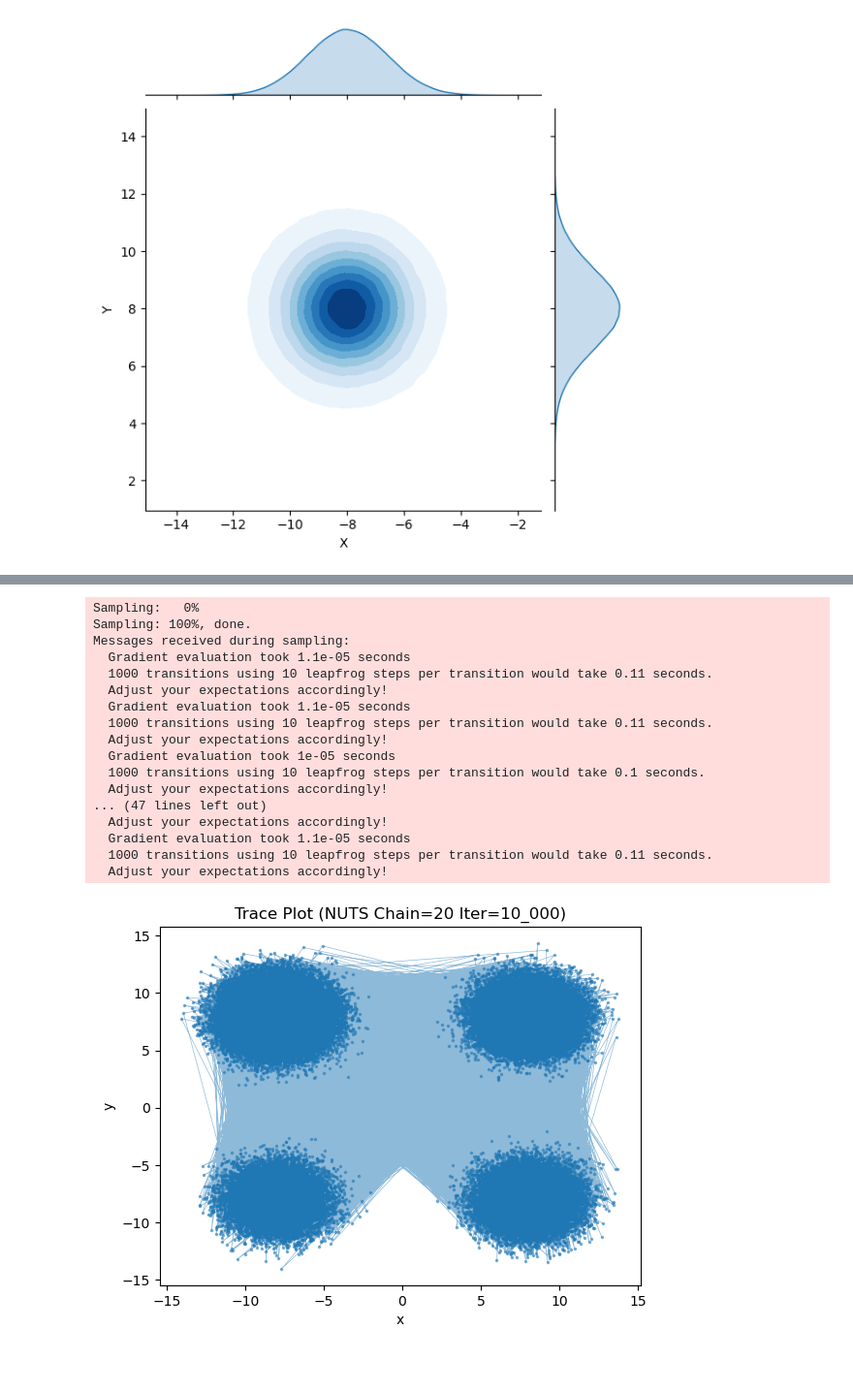
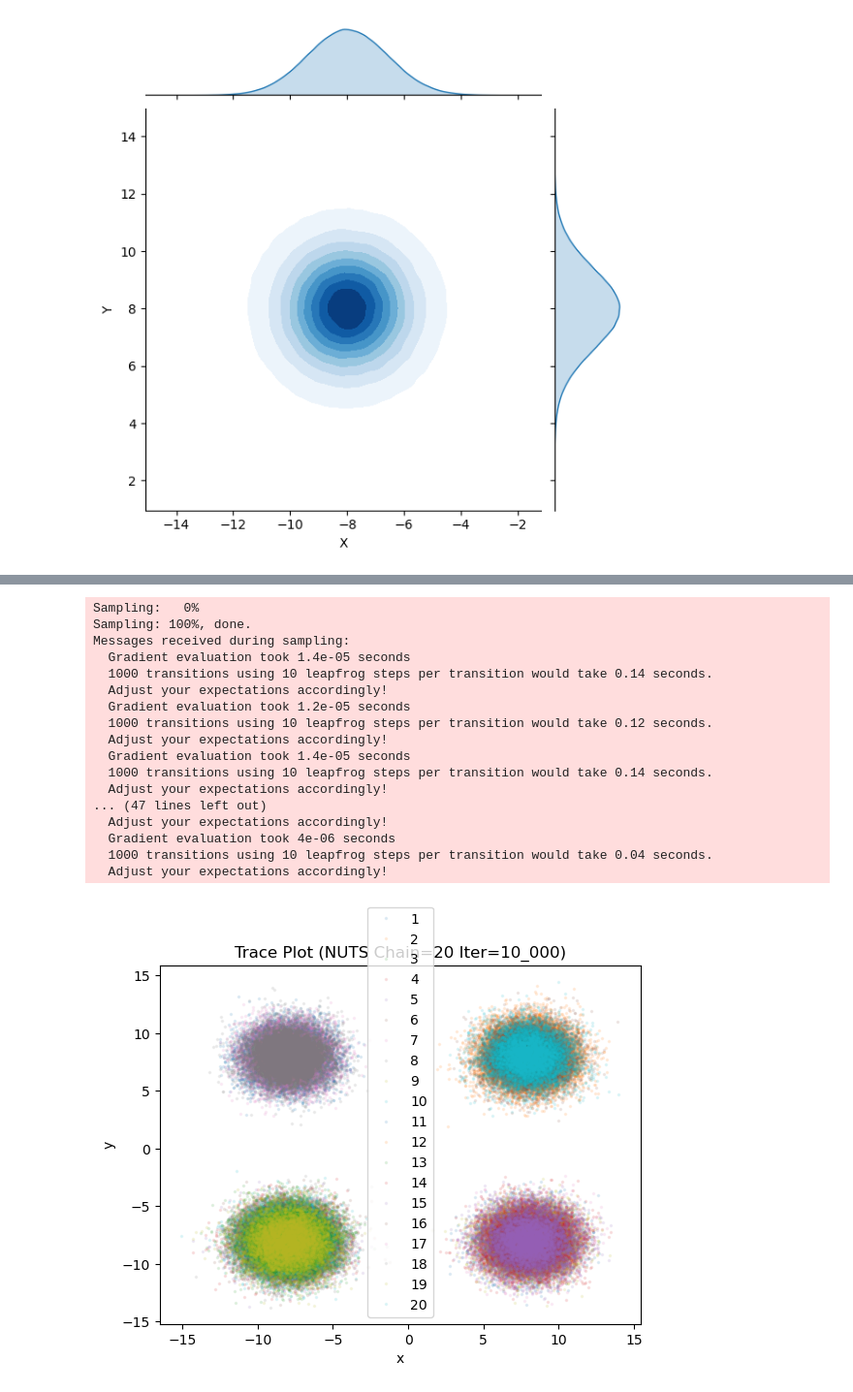
Before and after one commit to congyewang/Reinforcement-Learning-for-Adaptive-MCMC, a Jupyter notebook: Python/SimpleEggBox.ipynb, the cells around one changed output, grey strips where cells are left out. Shown at 97% size. Drawn from its saved outputs; the diff is of its cells as text; code cells hidden in the pictures; blank space fills up the shorter version.

```diff
--- a/Python/SimpleEggBox.ipynb
+++ b/Python/SimpleEggBox.ipynb
@@ -180,0 +200,10 @@ plt.show()
+# %%
+fit_10_chain = stan_sampler.sample(
+    num_chains=10,
+    num_samples=10_000,
+    init=[{"x": [0,0]} for i in range(10)]
+    )
+df_10_chain = fit_10_chain.to_frame()
+
+for i in range(10):
+    exec(f"fit_10_chain{i+1} = np.vstack((fit_10_chain._draws[-2, :, {i}], fit_10_chain._draws[-1, :, {i}]))")
@@ -181,10 +228,9 @@ plt.show()
 # %%
-fit_10_chain = stan_sampler.sample(num_chains=10, num_samples=10_000)
-df_10_chain = fit_10_chain.to_frame()
-
-plt.plot(df_10_chain["x.1"], df_10_chain["x.2"], 'o-', linewidth=0.5, markersize=1.5, alpha=0.5)
+for i in range(10):
+    exec(f'plt.plot(fit_10_chain{i+1}[0,:], fit_10_chain{i+1}[1,:], "o", linewidth=0.5, markersize=1.5, alpha=0.1, label="{i+1}")')
 plt.title("Trace Plot (NUTS Chain=10 Iter=10_000)")
 plt.xlabel("x")
 plt.ylabel("y")
+plt.legend()
 plt.show()
 # %% [output]
@@ -217,31 +246,41 @@ plt.show()
+# %%
+fit_20_chain = stan_sampler.sample(
+    num_chains=20,
+    num_samples=10_000,
+    init=[{"x": [0,0]} for i in range(20)]
+    )
+df_20_chain = fit_20_chain.to_frame()
+
+for i in range(20):
+    exec(f"fit_20_chain{i+1} = np.vstack((fit_20_chain._draws[-2, :, {i}], fit_20_chain._draws[-1, :, {i}]))")
+# %% [output]
+Sampling:   0%
+Sampling: 100%, done.
+Messages received during sampling:
+  Gradient evaluation took 1.4e-05 seconds
+  1000 transitions using 10 leapfrog steps per transition would take 0.14 seconds.
+  Adjust your expectations accordingly!
+  Gradient evaluation took 1.2e-05 seconds
+  1000 transitions using 10 leapfrog steps per transition would take 0.12 seconds.
+  Adjust your expectations accordingly!
+  Gradient evaluation took 1.4e-05 seconds
+  1000 transitions using 10 leapfrog steps per transition would take 0.14 seconds.
+  Adjust your expectations accordingly!
+... (47 lines left out)
+  Adjust your expectations accordingly!
+  Gradient evaluation took 4e-06 seconds
+  1000 transitions using 10 leapfrog steps per transition would take 0.04 seconds.
+  Adjust your expectations accordingly!
 # %%
-fit_20_chain = stan_sampler.sample(num_chains=20, num_samples=10_000)
-df_20_chain = fit_20_chain.to_frame()
-
-plt.plot(df_20_chain["x.1"], df_20_chain["x.2"], 'o-', linewidth=0.5, markersize=1.5, alpha=0.5)
+for i in range(20):
+    exec(f'plt.plot(fit_20_chain{i+1}[0,:], fit_20_chain{i+1}[1,:], "o", linewidth=0.5, markersize=1.5, alpha=0.1, label="{i+1}")')
 plt.title("Trace Plot (NUTS Chain=20 Iter=10_000)")
 plt.xlabel("x")
 plt.ylabel("y")
+plt.legend()
 plt.show()
 # %% [output]
-Sampling:   0%
-Sampling: 100%, done.
-Messages received during sampling:
-  Gradient evaluation took 1.1e-05 seconds
-  1000 transitions using 10 leapfrog steps per transition would take 0.11 seconds.
-  Adjust your expectations accordingly!
-  Gradient evaluation took 1.1e-05 seconds
-  1000 transitions using 10 leapfrog steps per transition would take 0.11 seconds.
-  Adjust your expectations accordingly!
-  Gradient evaluation took 1e-05 seconds
-  1000 transitions using 10 leapfrog steps per transition would take 0.1 seconds.
-  Adjust your expectations accordingly!
-... (47 lines left out)
-  Adjust your expectations accordingly!
-  Gradient evaluation took 1.1e-05 seconds
-  1000 transitions using 10 leapfrog steps per transition would take 0.11 seconds.
-  Adjust your expectations accordingly!
-[figure, old version]
+[figure, new version]
 # %%
 # Marginal Plot
 sns.jointplot(x=df_20_chain["x.1"], y=df_20_chain["x.2"], kind='kde', cmap='Blues', fill=True)
```
Also changed, not shown: parts of 12 cells of this notebook.
